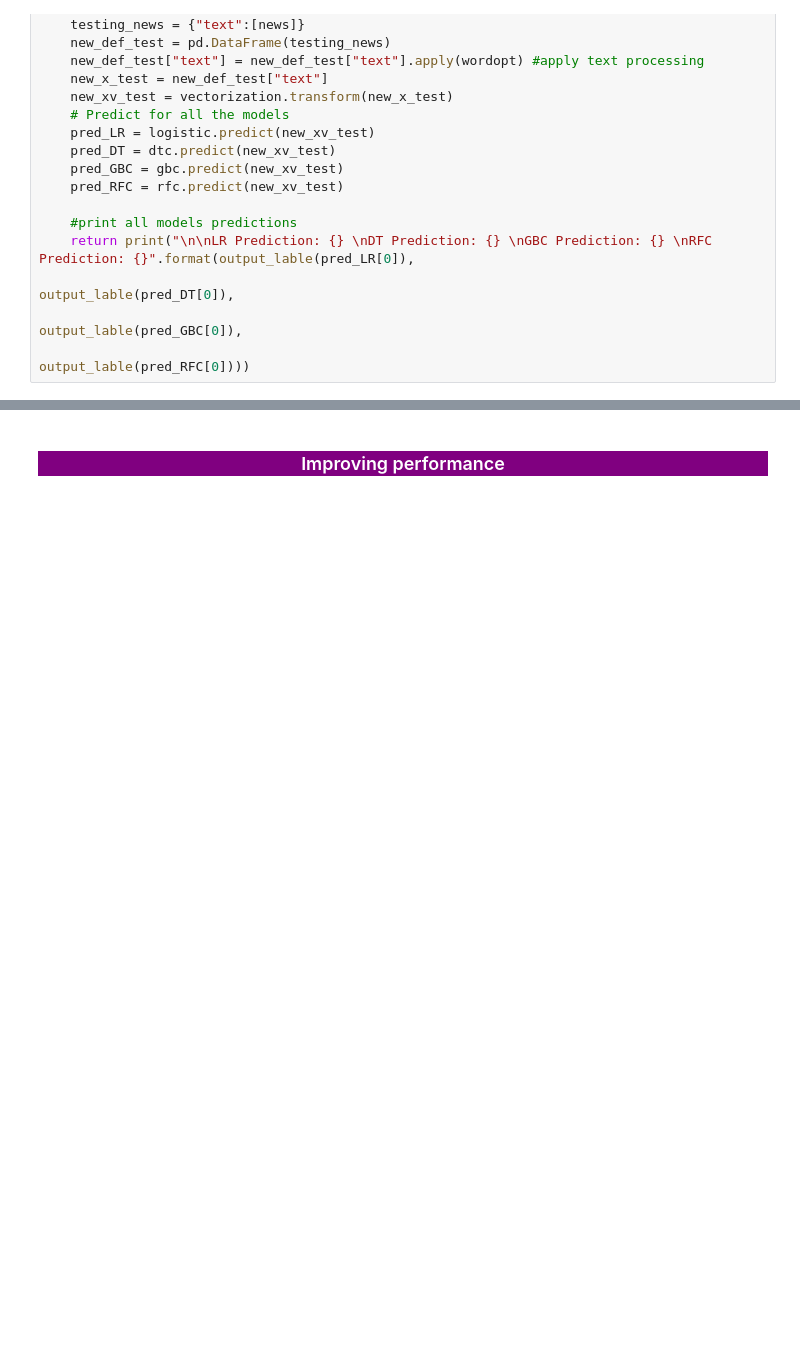
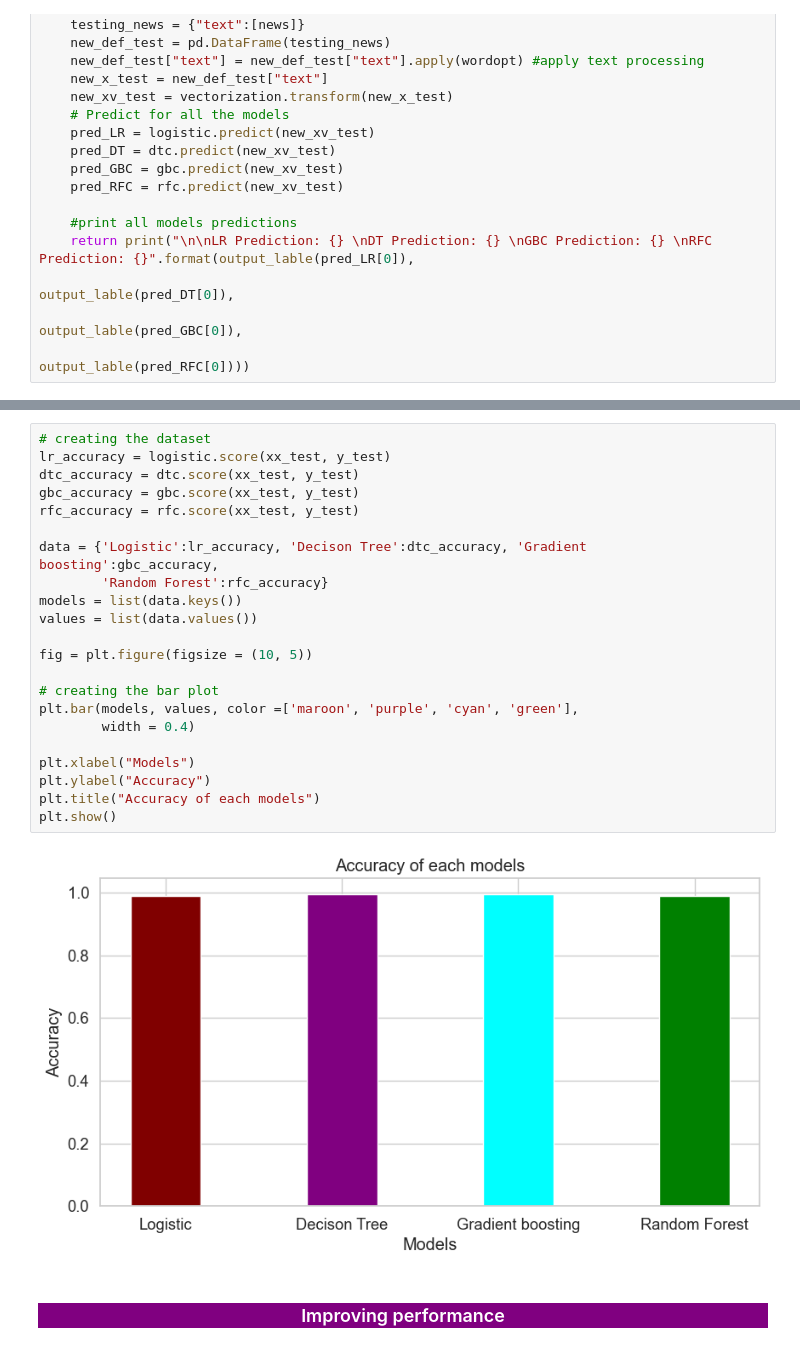
Before and after one commit to ayman-codes/Deep_Learning, a Jupyter notebook: Project_final/Fake_news.ipynb, the cells around one changed output, grey strips where cells are left out. Cells and saved outputs as stored; diff of their text form; blank space fills up the shorter version.

```diff
--- a/Project_final/Fake_news.ipynb
+++ b/Project_final/Fake_news.ipynb
@@ -663,3 +712,27 @@ RFC Prediction: Truested News
+# %%
+# creating the dataset
+lr_accuracy = logistic.score(xx_test, y_test)
+dtc_accuracy = dtc.score(xx_test, y_test)
+gbc_accuracy = gbc.score(xx_test, y_test)
+rfc_accuracy = rfc.score(xx_test, y_test)
+
+data = {'Logistic':lr_accuracy, 'Decison Tree':dtc_accuracy, 'Gradient boosting':gbc_accuracy,
+        'Random Forest':rfc_accuracy}
+models = list(data.keys())
+values = list(data.values())
+
+fig = plt.figure(figsize = (10, 5))
+
+# creating the bar plot
+plt.bar(models, values, color =['maroon', 'purple', 'cyan', 'green'],
+        width = 0.4)
+
+plt.xlabel("Models")
+plt.ylabel("Accuracy")
+plt.title("Accuracy of each models")
+plt.show()
+# %% [output]
+[figure, added]
 # %% [markdown]
 <a id="14"></a>
 <h3 style='background:purple; border:0; color:white;'><center>Improving performance</center></h3>
```
Also changed, not shown: parts of 18 cells of this notebook, 9 other files.
